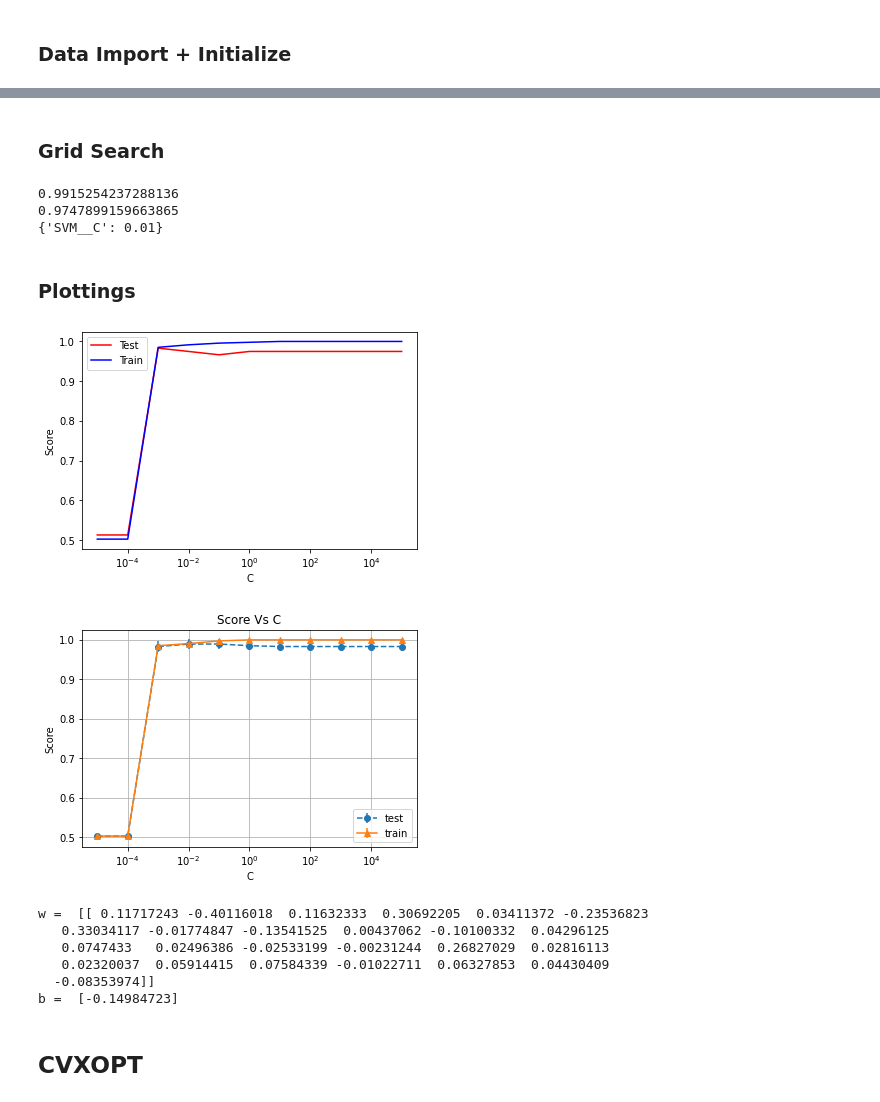
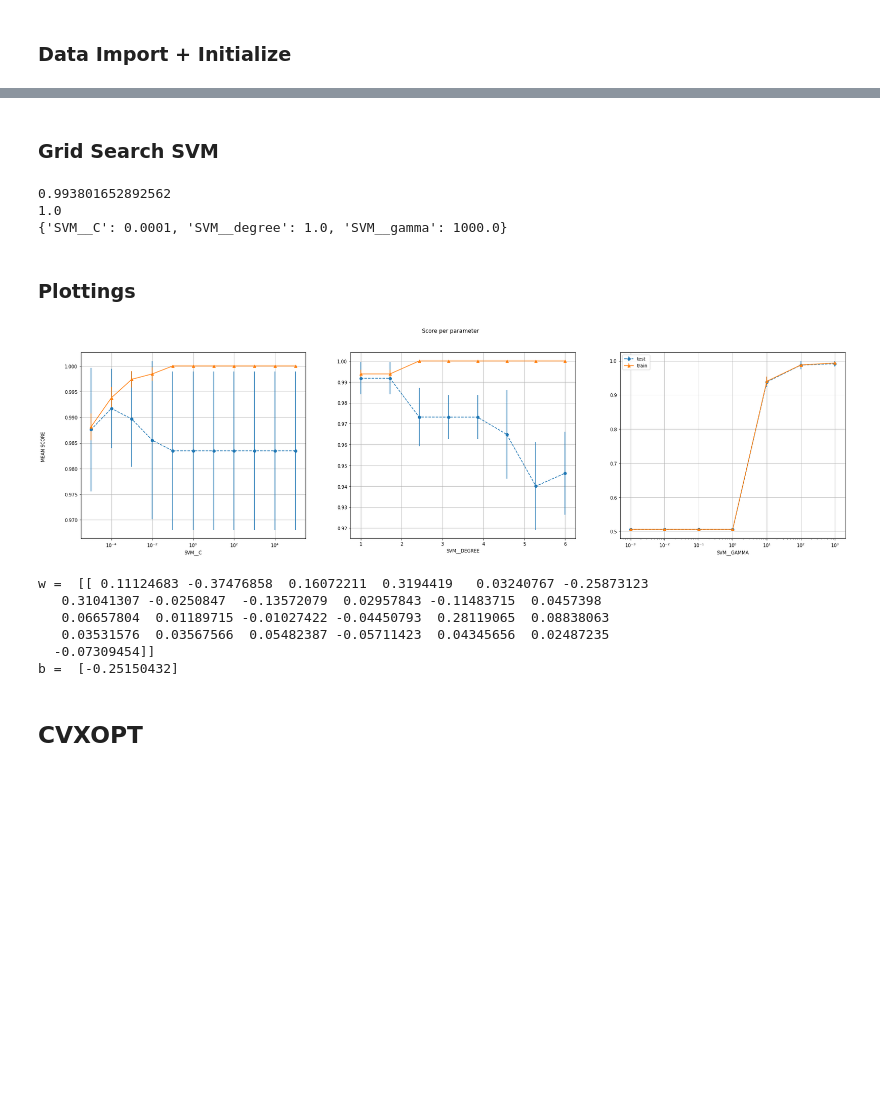
Before and after one commit to V-G-spec/ELL409-IITD-Intro-to-Machine-Learning, a Jupyter notebook: Assignment 2/Part1.ipynb, the cells around one changed output, grey strips where cells are left out. Cells and saved outputs as stored; diff of their text form; code cells hidden in the pictures; blank space fills up the shorter version.

```diff
--- a/Assignment 2/Part1.ipynb
+++ b/Assignment 2/Part1.ipynb
@@ -215,9 +252,9 @@ def cvx_try(X, y, C, which='linear', kercf=1):
 # %% [markdown]
 ### Data Import + Initialize
 # %%
-lab1 = 4
-lab2 = 6
-num_ft = 25
+lab1 = 0
+lab2 = 1
+num_ft = 10
 split_frac = 0.8
 random_state = 69420
 file_name = '2019EE10143.csv'
@@ -282,58 +319,64 @@ A value is trying to be set on a copy of a slice from a DataFrame
 See the caveats in the documentation: https://pandas.pydata.org/pandas-docs/stable/user_guide/indexing.html#returning-a-view-versus-a-copy
   iloc._setitem_with_indexer(indexer, value, self.name)
 # %% [markdown]
-### Grid Search
+### Grid Search SVM
 # %%
 # https://scikit-learn.org/stable/modules/generated/sklearn.svm.SVC.html
 
 low_reg, high_reg = -5,5
-# low_cof, high_cof = -3,3
-# low_deg, high_deg = 1, 6
+low_cof, high_cof = -3,3
+low_deg, high_deg = 1, 6
 
 reg_pam = np.logspace(low_reg, high_reg, num=1+high_reg-low_reg)
-# ker_coeff_pam = np.logspace(low_cof, high_cof, num=1+high_cof-low_cof)
-# deg_pam = np.linspace(low_deg, high_deg, 1+low_deg+high_deg)
+ker_coeff_pam = np.logspace(low_cof, high_cof, num=1+high_cof-low_cof)
+deg_pam = np.linspace(low_deg, high_deg, 1+low_deg+high_deg)
 
 
-ppl = [('scaler', StandardScaler()), ('SVM', svm.SVC(kernel='linear'))]
+ppl = [('scaler', StandardScaler()), ('SVM', svm.SVC(kernel='poly'))]
 pipeline = Pipeline(ppl)
-parameters = {'SVM__C':reg_pam} #Linear
-# parameters = {'SVM__C':reg_pam, 'SVM__degree':deg_pam, 'SVM__gamma':ker_coeff_pam}
+# parameters = {'SVM__C':reg_pam} #Linear
+parameters = {'SVM__C':reg_pam, 'SVM__degree':deg_pam, 'SVM__gamma':ker_coeff_pam} #Poly
 # parameters = {'SVM__C':reg_pam, 'SVM__degree':deg_pam, 'SVM__gamma':ker_coeff_pam}
 grid = GridSearchCV(pipeline, param_grid=parameters, cv=5, return_train_score=True)
 
 grid.fit(train_X, np.ravel(train_y, order='C'))
 print(grid.score(train_X, train_y))
 print(grid.score(test_X, test_y))
-print(grid.best_params_)
+bestpar = grid.best_params_
+print(bestpar)
+
+mod = svm.SVC(kernel='poly', C = bestpar['SVM__C'], gamma = bestpar['SVM__gamma'], degree= bestpar['SVM__degree'])
+mod.fit(train_X, np.ravel(train_y, order='C'))
+print(mod.score(train_X, train_y))
+print(mod.support_vectors_)
 # %% [output]
-0.9915254237288136
-0.9747899159663865
-{'SVM__C': 0.01}
+0.993801652892562
+1.0
+{'SVM__C': 0.0001, 'SVM__degree': 1.0, 'SVM__gamma': 1000.0}
 # %% [markdown]
 ### Plottings
 # %%
-plot_it_all_linear(train_X, train_y, test_X, test_y, reg_pam)
-plot_search_results_linear(grid, reg_pam)
+# plot_it_all_linear(train_X, train_y, test_X, test_y, reg_pam)
+# plot_search_results_linear(grid, reg_pam)
+plot_search_results(grid)
 # %% [output]
-[figure, old version]
+[figure, new version]
-[figure, removed]
 # %%
 pipeline = svm.SVC(kernel='linear', C=0.01)
 pipeline.fit(train_X, np.ravel(train_y, order='C'))
 print('w = ',pipeline.coef_)
 print('b = ',pipeline.intercept_)
 # print('Indices of support vectors = ', pipeline.support_)
-# print('Support vectors = ', pipeline.support_vectors_)
+print('Support vectors = ', pipeline.support_vectors_)
 # print('Number of support vectors for each class = ', pipeline.n_support_)
 # print('Coefficients of the support vector in the decision function = ', np.abs(pipeline.dual_coef_))
 # %% [output]
-w =  [[ 0.11717243 -0.40116018  0.11632333  0.30692205  0.03411372 -0.23536823
-   0.33034117 -0.01774847 -0.13541525  0.00437062 -0.10100332  0.04296125
-   0.0747433   0.02496386 -0.02533199 -0.00231244  0.26827029  0.02816113
-   0.02320037  0.05914415  0.07584339 -0.01022711  0.06327853  0.04430409
-  -0.08353974]]
-b =  [-0.14984723]
+w =  [[ 0.11124683 -0.37476858  0.16072211  0.3194419   0.03240767 -0.25873123
+   0.31041307 -0.0250847  -0.13572079  0.02957843 -0.11483715  0.0457398
+   0.06657804  0.01189715 -0.01027422 -0.04450793  0.28119065  0.08838063
+   0.03531576  0.03567566  0.05482387 -0.05711423  0.04345656  0.02487235
+  -0.07309454]]
+b =  [-0.25150432]
 # %% [markdown]
 ## CVXOPT
 # %%
```
Also changed, not shown: parts of 4 cells of this notebook, 1 other file.
